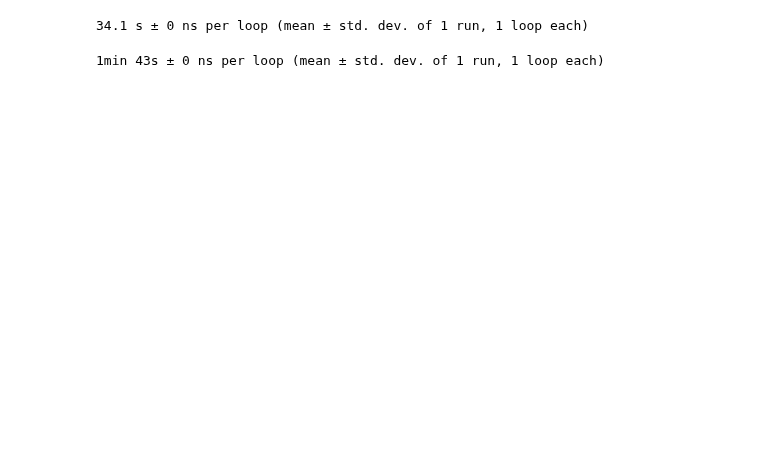
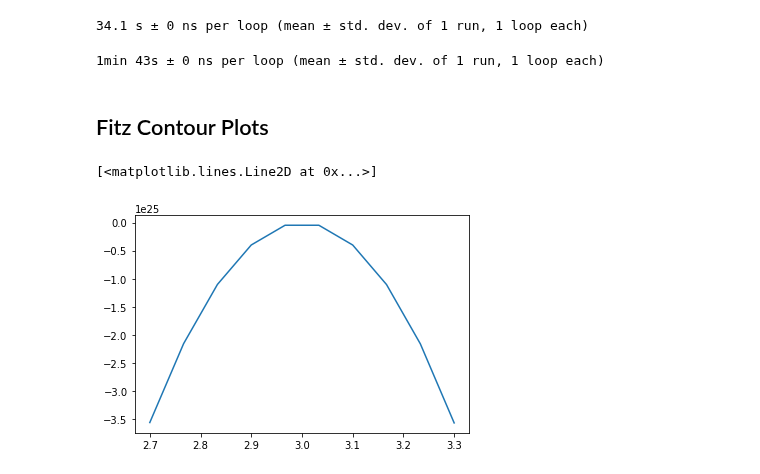
Before and after one commit to mlysy/rodeo-legacy, a Jupyter notebook: cython/KalmanODE.ipynb, the cells around one changed output. Cells and saved outputs as stored; diff of their text form; code cells hidden in the pictures; blank space fills up the shorter version.

```diff
--- a/cython/KalmanODE.ipynb
+++ b/cython/KalmanODE.ipynb
@@ -381,3 +367,27 @@ n_samples = 10000
 kalman_fitz_cy2 = %timeit -o -n1 -r1 _, _ =  fitz_mwg(n_samples, fitz_ode, theta, rwsd)
 # %% [output]
 1min 43s ± 0 ns per loop (mean ± std. dev. of 1 run, 1 loop each)
+# %% [markdown]
+## Fitz Contour Plots
+# %%
+n_points = 10
+aseq = np.linspace(0, .4, n_points)
+bseq = np.linspace(0, .4, n_points)
+cseq = np.linspace(2.7, 3.3, n_points)
+mcmc_output = np.zeros((n_points, n_points, n_points))
+kalmanode = KalmanODE(n_state, n_meas, tmin, tmax, n_eval, fitz)
+for i in range(len(aseq)):
+    for j in range(len(bseq)):
+        for k in range(len(cseq)):
+            theta_curr = [aseq[i], bseq[j], cseq[k]]
+            v0 = fitz0(x0, 0, theta_curr)
+            a = np.array(list(zip(x0, v0)), dtype=np.double)
+            x0_state = kalmanode.multi_initialize(w_mat, tau, sigmalst, a)
+            mu_curr, var_curr = kalmanode.solve(x0_state, theta=theta_curr, mv=True, sim=False)
+            mcmc_output[i, j, k] = normal_loglik(mu_curr[1:, 0], var_curr[1:, 0, 0], kalman_fitz_mu[1:, 0])
+# %%
+#plt.plot(aseq, np.sum(mcmc_output2, axis=(1,2))*-1/np.sum(mcmc_output2, axis=(0, 1, 2)))
+plt.plot(cseq, np.sum(mcmc_output, axis=(0,1)))
+# %% [output]
+[<matplotlib.lines.Line2D at 0x...>]
+[figure, added]
```
Also changed, not shown: parts of 8 cells of this notebook.
